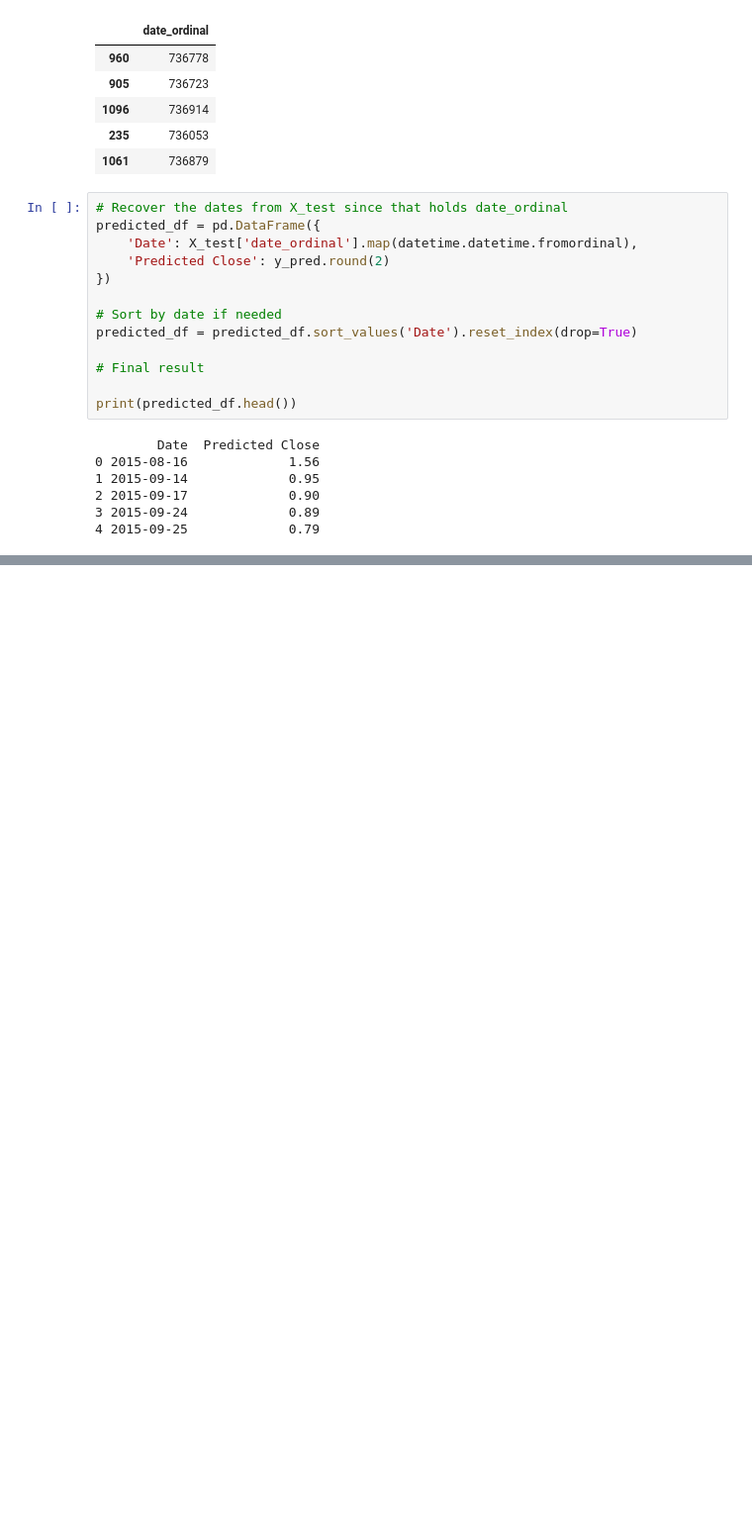
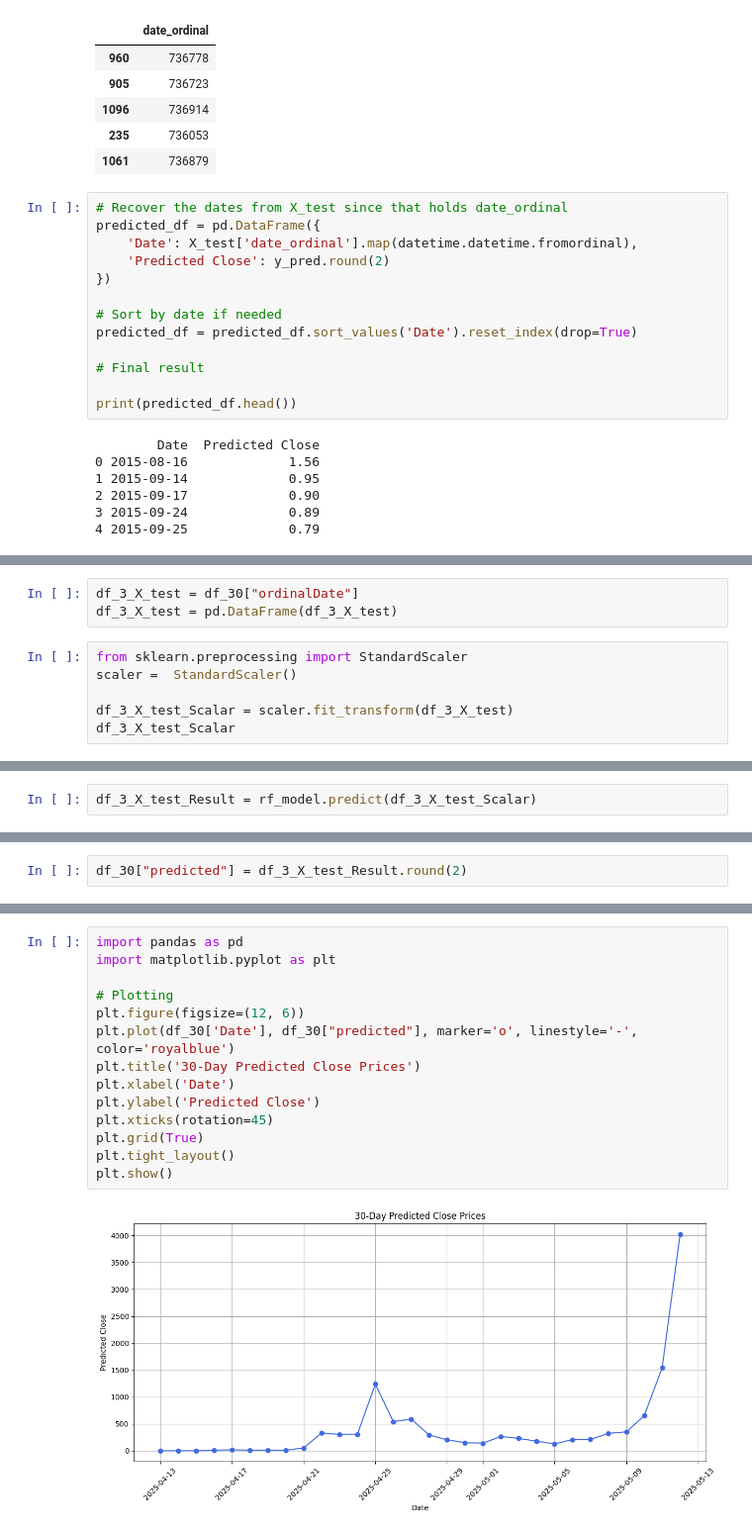
Before and after one commit to shivampb/ML-Models, a Jupyter notebook: Ethereum-prediction/main.ipynb, the cells around one changed output, grey strips where cells are left out. Shown: that part at 99% size. Cells and saved outputs as stored; diff of their text form; blank space fills up the shorter version.

```diff
--- a/Ethereum-prediction/main.ipynb
+++ b/Ethereum-prediction/main.ipynb
@@ -252,0 +334,9 @@ print(predicted_df.head())
+# %%
+df_3_X_test = df_30["ordinalDate"]
+df_3_X_test = pd.DataFrame(df_3_X_test)
+# %%
+from sklearn.preprocessing import StandardScaler
+scaler =  StandardScaler()
+
+df_3_X_test_Scalar = scaler.fit_transform(df_3_X_test)
+df_3_X_test_Scalar
@@ -252,0 +361,2 @@ print(predicted_df.head())
+# %%
+df_3_X_test_Result = rf_model.predict(df_3_X_test_Scalar)
@@ -252,0 +374,2 @@ print(predicted_df.head())
+# %%
+df_30["predicted"] = df_3_X_test_Result.round(2)
@@ -252,0 +407,16 @@ print(predicted_df.head())
+# %%
+import pandas as pd
+import matplotlib.pyplot as plt
+
+# Plotting
+plt.figure(figsize=(12, 6))
+plt.plot(df_30['Date'], df_30["predicted"], marker='o', linestyle='-', color='royalblue')
+plt.title('30-Day Predicted Close Prices')
+plt.xlabel('Date')
+plt.ylabel('Predicted Close')
+plt.xticks(rotation=45)
+plt.grid(True)
+plt.tight_layout()
+plt.show()
+# %% [output]
+[figure, added]
```
Also changed, not shown: parts of 11 cells of this notebook, 1 other file.
